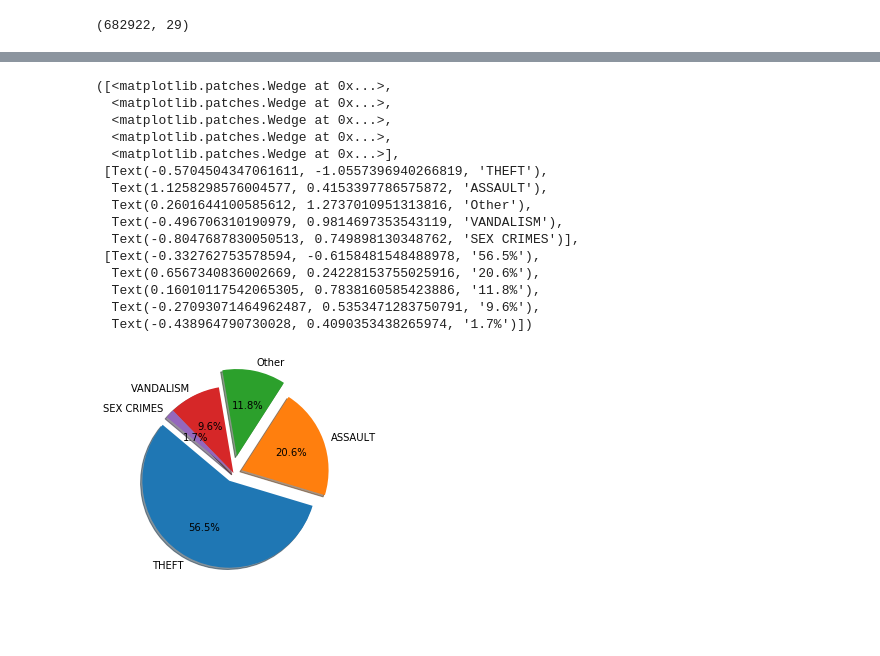
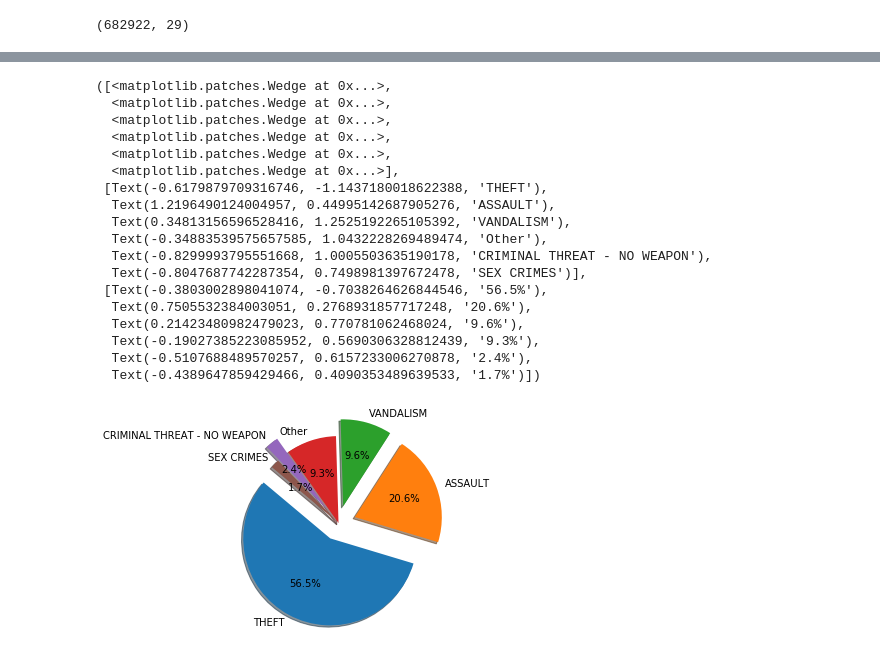
Before and after one commit to dcchacon/WhoRunTheWorldProject, a Jupyter notebook: crime_data_clean_fg.ipynb, the cells around one changed output, grey strips where cells are left out. Cells and saved outputs as stored; diff of their text form; code cells hidden in the pictures; blank space fills up the shorter version.

Commit message:
Pie chart of new crime groups

```diff
--- a/crime_data_clean_fg.ipynb
+++ b/crime_data_clean_fg.ipynb
@@ -53,27 +48,30 @@ Name: Crm Cd Desc, dtype: int64
 # %%
 #plt.pie(crime_data_clean_df, explode=explode, labels=pies, colors=colors,
 #        autopct="%1.1f%%", shadow=True, startangle=140)
 #plt.pie(crime_grouping)
-explode = (0.1, 0.1, 0.2, 0, 0)
+explode = (0.2, 0.2, 0.2, 0, 0.2, 0)
 plt.pie(crime_grouping, explode=explode, labels=crime_grouping.index,
         autopct="%1.1f%%", shadow=True, startangle=140)
 # %% [output]
 ([<matplotlib.patches.Wedge at 0x...>,
   <matplotlib.patches.Wedge at 0x...>,
   <matplotlib.patches.Wedge at 0x...>,
   <matplotlib.patches.Wedge at 0x...>,
+  <matplotlib.patches.Wedge at 0x...>,
   <matplotlib.patches.Wedge at 0x...>],
- [Text(-0.5704504347061611, -1.0557396940266819, 'THEFT'),
-  Text(1.1258298576004577, 0.4153397786575872, 'ASSAULT'),
-  Text(0.2601644100585612, 1.2737010951313816, 'Other'),
-  Text(-0.496706310190979, 0.9814697353543119, 'VANDALISM'),
-  Text(-0.8047687830050513, 0.749898130348762, 'SEX CRIMES')],
- [Text(-0.332762753578594, -0.6158481548488978, '56.5%'),
-  Text(0.6567340836002669, 0.24228153755025916, '20.6%'),
-  Text(0.16010117542065305, 0.7838160585423886, '11.8%'),
-  Text(-0.27093071464962487, 0.5353471283750791, '9.6%'),
-  Text(-0.438964790730028, 0.4090353438265974, '1.7%')])
+ [Text(-0.6179879709316746, -1.1437180018622388, 'THEFT'),
+  Text(1.2196490124004957, 0.44995142687905276, 'ASSAULT'),
+  Text(0.34813156596528416, 1.2525192265105392, 'VANDALISM'),
+  Text(-0.34883539575657585, 1.0432228269489474, 'Other'),
+  Text(-0.8299993795551668, 1.0005503635190178, 'CRIMINAL THREAT - NO WEAPON'),
+  Text(-0.8047687742287354, 0.7498981397672478, 'SEX CRIMES')],
+ [Text(-0.3803002898041074, -0.7038264626844546, '56.5%'),
+  Text(0.7505532384003051, 0.2768931857717248, '20.6%'),
+  Text(0.21423480982479023, 0.770781062468024, '9.6%'),
+  Text(-0.19027385223085952, 0.5690306328812439, '9.3%'),
+  Text(-0.5107688489570257, 0.6157233006270878, '2.4%'),
+  Text(-0.4389647859429466, 0.4090353489639533, '1.7%')])
-[figure, old version]
+[figure, new version]
 # %%
 #reset index to see results as a dataframe
 #pd.DataFrame(crime_data_clean_df['Crm Cd Desc'].value_counts()).reset_index()
```
Also changed, not shown: parts of 3 cells of this notebook.
